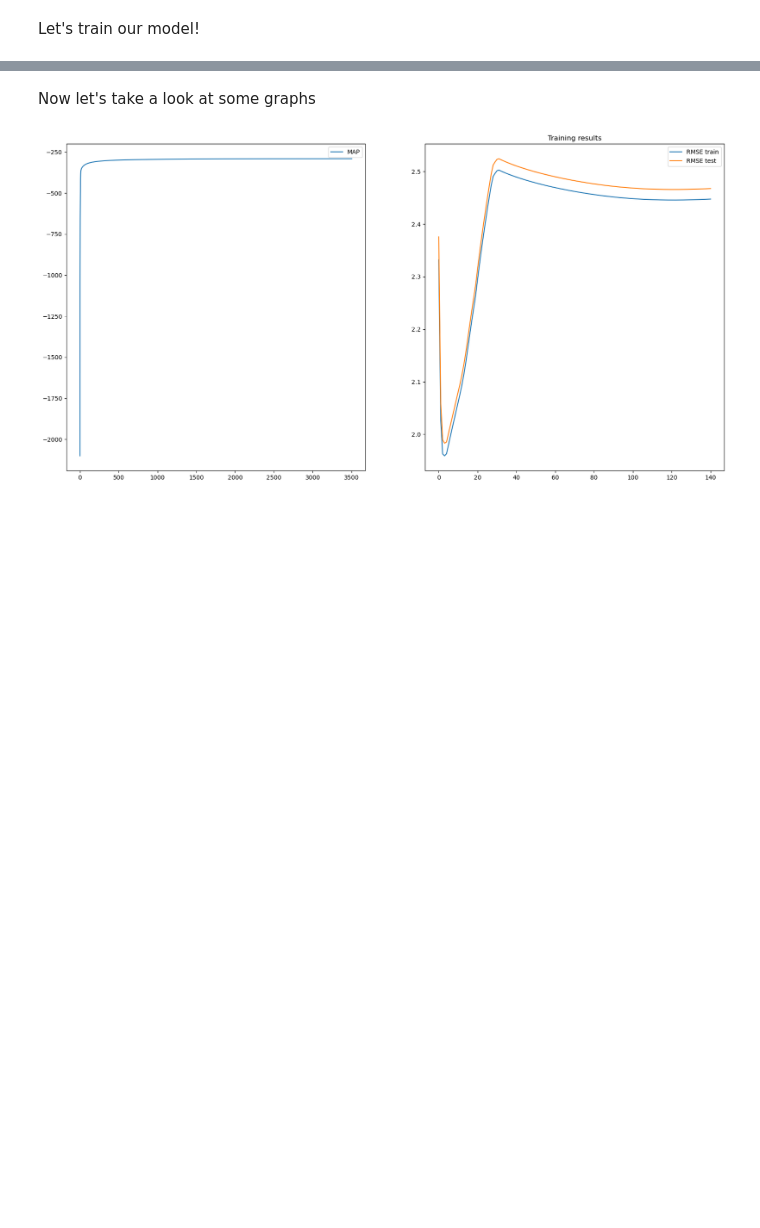
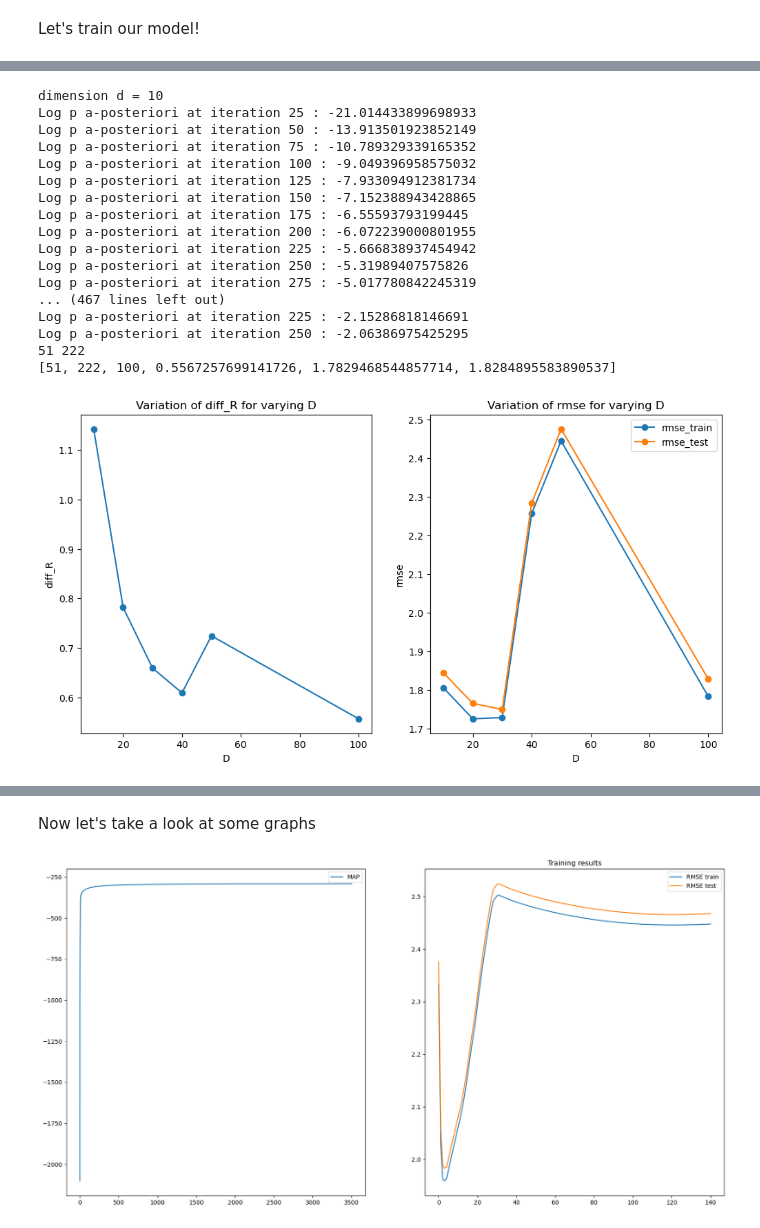
Before and after one commit to EmnaMaghrebi/RecSys, a Jupyter notebook: Alternating minimization real data.ipynb, the cells around one changed output, grey strips where cells are left out. Cells and saved outputs as stored; diff of their text form; code cells hidden in the pictures; blank space fills up the shorter version.

Commit message:
add plots for rating data and groups

```diff
--- a/Alternating minimization real data.ipynb
+++ b/Alternating minimization real data.ipynb
@@ -286,20 +241,28 @@ Let's train our model!
 # %%
-df = pd.DataFrame(data, columns = ['N', 'M', 'D', 'diff_R', 'rmse_train', 'rmse_test']) # remove N and M
-df.drop(['N', 'M'], axis=1, inplace=True)
-fig, (ax1, ax2) = plt.subplots(1, 2, figsize=(12, 6))
+def plot_results(data, group_nbr):
 
-# plot D as a function of diff_R
-ax1.plot(df['D'], df['diff_R'], marker='o')
-ax1.set_xlabel('D')
-ax1.set_ylabel('diff_R')
-ax1.set_title('Variation of diff_R for varying D')
+    df = pd.DataFrame(data, columns = ['N', 'M', 'D', 'diff_R', 'rmse_train', 'rmse_test']) # remove N and M
+    df.drop(['N', 'M'], axis=1, inplace=True)
+    fig, (ax1, ax2) = plt.subplots(1, 2, figsize=(12, 6))
 
-# plot D as a function of rmse_train and rmse_test
-ax2.plot(df['D'], df['rmse_train'], marker='o', label='rmse_train')
-ax2.plot(df['D'], df['rmse_test'], marker='o', label='rmse_test')
-ax2.set_xlabel('D')
-ax2.set_ylabel('rmse')
-ax2.set_title('Variation of rmse for varying D')
-ax2.legend()
+    # plot D as a function of diff_R
+    ax1.plot(df['D'], df['diff_R'], marker='o')
+    ax1.set_xlabel('D')
+    ax1.set_ylabel('diff_R')
+    if group_nbr is np.nan:
+        ax1.set_title('Variation of diff_R for varying D')
+    else:
+        ax1.set_title(f'Variation of diff_R for varying D for group {group_nbr}')
 
-plt.show()
+    # plot D as a function of rmse_train and rmse_test
+    ax2.plot(df['D'], df['rmse_train'], marker='o', label='rmse_train')
+    ax2.plot(df['D'], df['rmse_test'], marker='o', label='rmse_test')
+    ax2.set_xlabel('D')
+    ax2.set_ylabel('rmse')
+    if group_nbr is np.nan:
+        ax2.set_title('Variation of rmse for varying D')
+    else:
+        ax2.set_title(f'Variation of rmse for varying D for group {group_nbr}')
+    ax2.legend()
+
+    plt.show()
@@ -330,0 +269,23 @@ Log p a-posteriori at iteration 3500 : -291.3920572550948
+# %%
+ratings_matrix, n_users, n_items = preprocess_data(ratings_df)
+data = real_data_dimension_experiment(n_users, n_items, ratings_matrix)
+plot_results(data, np.nan)
+# %% [output]
+dimension d = 10
+Log p a-posteriori at iteration 25 : -21.014433899698933
+Log p a-posteriori at iteration 50 : -13.913501923852149
+Log p a-posteriori at iteration 75 : -10.789329339165352
+Log p a-posteriori at iteration 100 : -9.049396958575032
+Log p a-posteriori at iteration 125 : -7.933094912381734
+Log p a-posteriori at iteration 150 : -7.152388943428865
+Log p a-posteriori at iteration 175 : -6.55593793199445
+Log p a-posteriori at iteration 200 : -6.072239000801955
+Log p a-posteriori at iteration 225 : -5.666838937454942
+Log p a-posteriori at iteration 250 : -5.31989407575826
+Log p a-posteriori at iteration 275 : -5.017780842245319
+... (467 lines left out)
+Log p a-posteriori at iteration 225 : -2.15286818146691
+Log p a-posteriori at iteration 250 : -2.06386975425295
+51 222
+[51, 222, 100, 0.5567257699141726, 1.7829468544857714, 1.8284895583890537]
+[figure, added]
```
Also changed, not shown: parts of 13 cells of this notebook.
